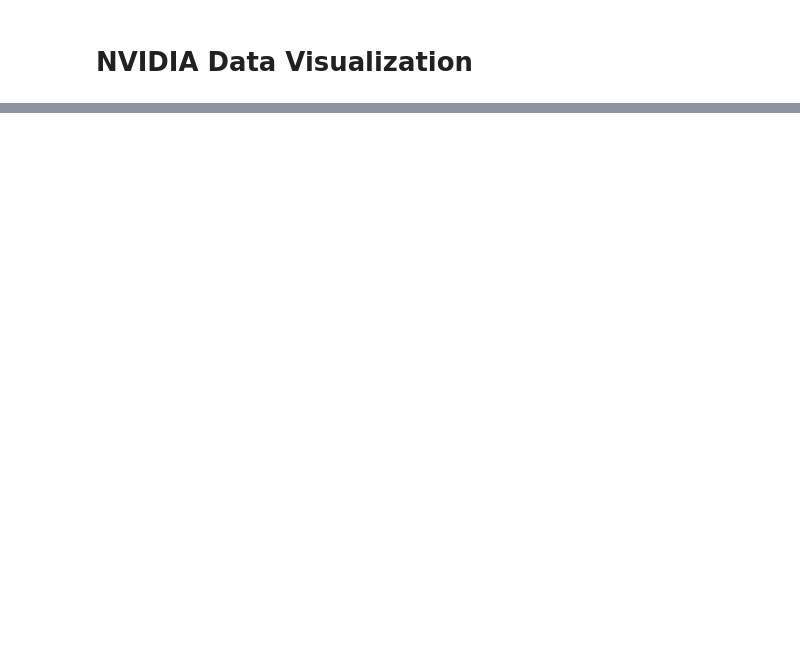
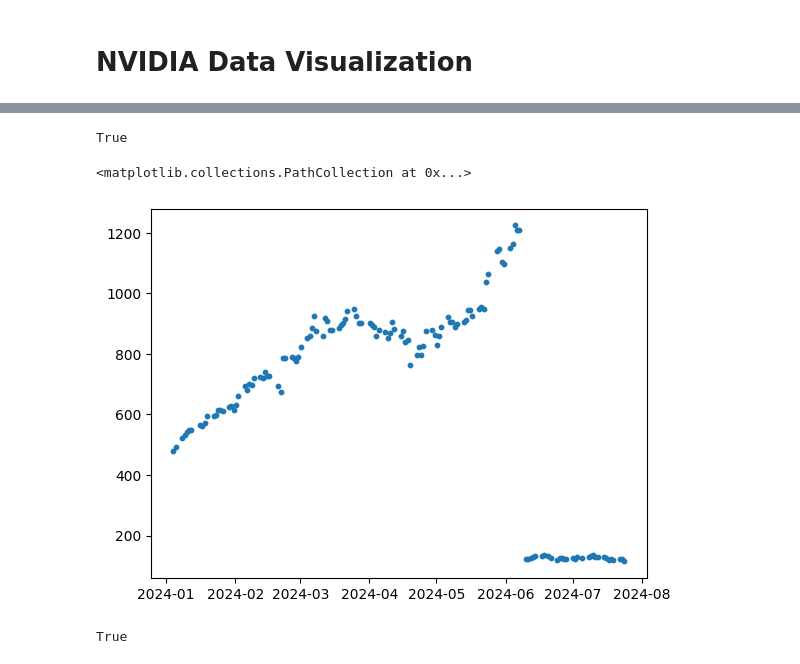
Before and after one commit to nikpocuca/kata-trader, a Jupyter notebook: notebooks/NVDA_data.ipynb, the cells around one changed output, grey strips where cells are left out. Drawn from its saved outputs; the diff is of its cells as text; code cells hidden in the pictures; blank space fills up the shorter version.

```diff
--- a/notebooks/NVDA_data.ipynb
+++ b/notebooks/NVDA_data.ipynb
@@ -93,0 +146,4 @@ b'["NVDA"]'
+# %%
+red_table.check('_NVDA', '2024-01-04/present')
+# %% [output]
+True
@@ -93,0 +152,5 @@ b'["NVDA"]'
+# %%
+plt.scatter(df['timestamp'],df['price'], s=10)
+# %% [output]
+<matplotlib.collections.PathCollection at 0x...>
+[figure, added]
@@ -93,0 +174,4 @@ b'["NVDA"]'
+# %%
+red_table.set('_NVDA','2024-01-04/present', df)
+# %% [output]
+True
```
Also changed, not shown: parts of 14 cells of this notebook, 3 other files.
